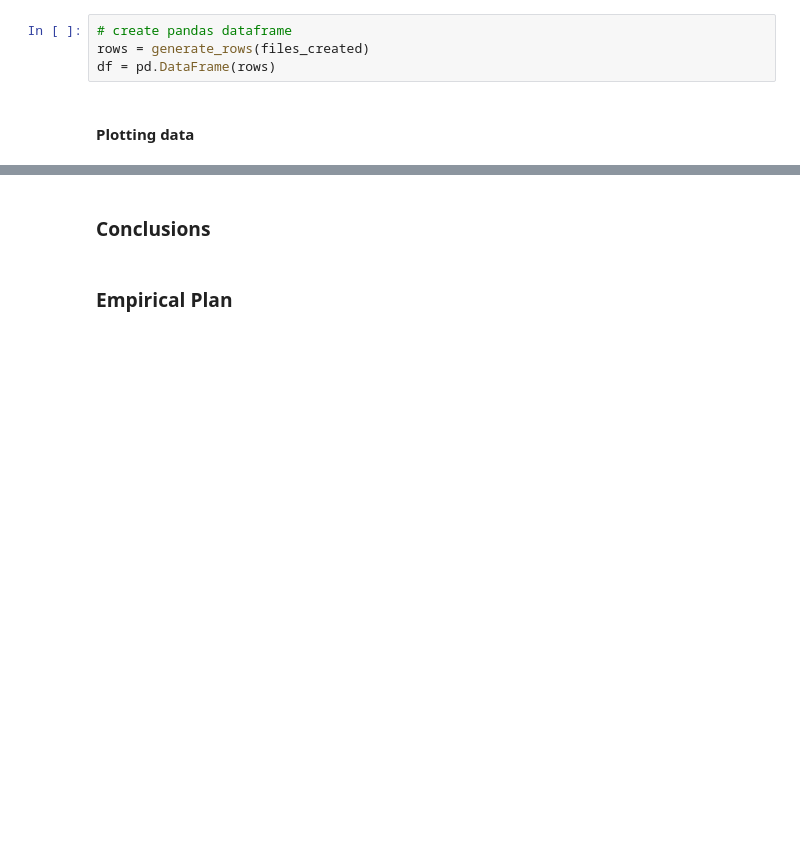
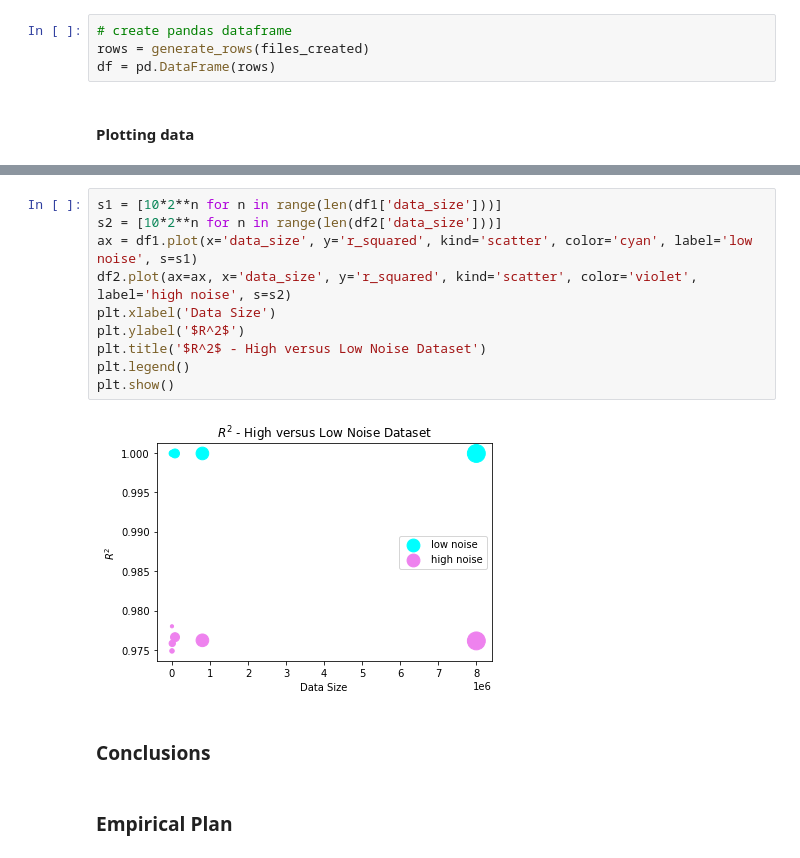
Before and after one commit to skasim/linear-regression, a Jupyter notebook: Kasim-ProjectFinal.ipynb, the cells around one changed output, grey strips where cells are left out. Saved outputs shown, nothing was run; the diff lists cells and outputs as text; blank space fills up the shorter version.

```diff
--- a/Kasim-ProjectFinal.ipynb
+++ b/Kasim-ProjectFinal.ipynb
@@ -405,3 +389,15 @@ plt.show()
+# %%
+s1 = [10*2**n for n in range(len(df1['data_size']))]
+s2 = [10*2**n for n in range(len(df2['data_size']))]
+ax = df1.plot(x='data_size', y='r_squared', kind='scatter', color='cyan', label='low noise', s=s1)
+df2.plot(ax=ax, x='data_size', y='r_squared', kind='scatter', color='violet', label='high noise', s=s2)
+plt.xlabel('Data Size')
+plt.ylabel('$R^2$')
+plt.title('$R^2$ - High versus Low Noise Dataset')
+plt.legend()
+plt.show()
+# %% [output]
+[figure, added]
 # %% [markdown]
 ### Conclusions
 # %% [markdown]
```
Also changed, not shown: parts of 13 cells of this notebook, 2 other files.
